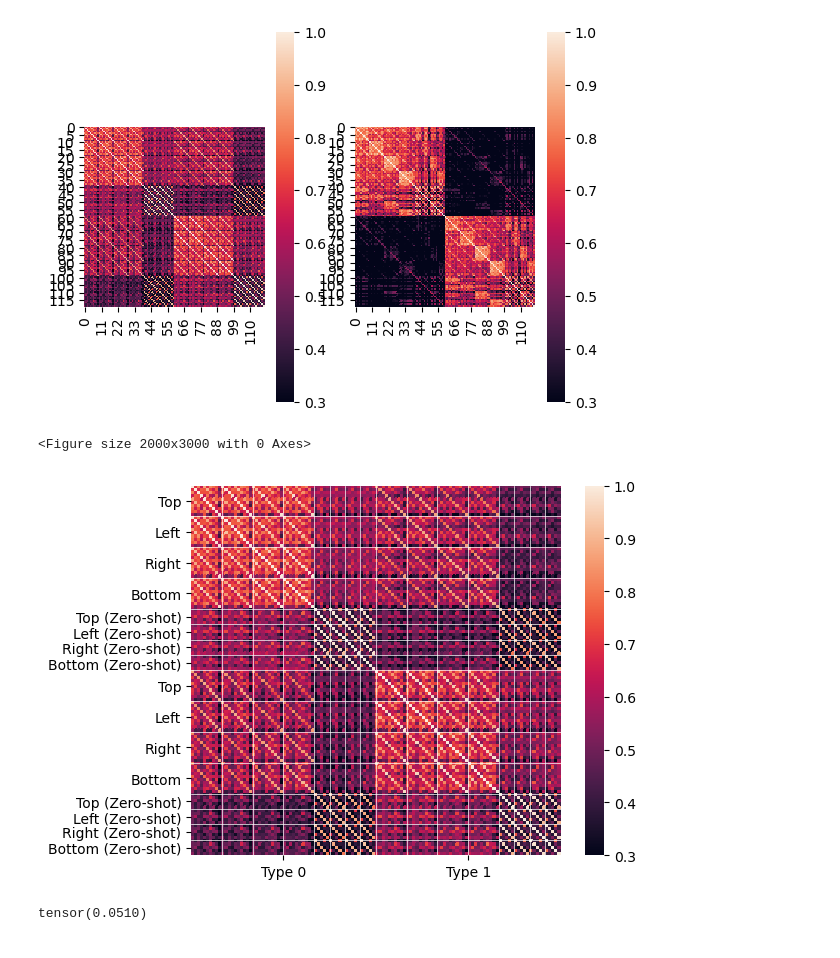
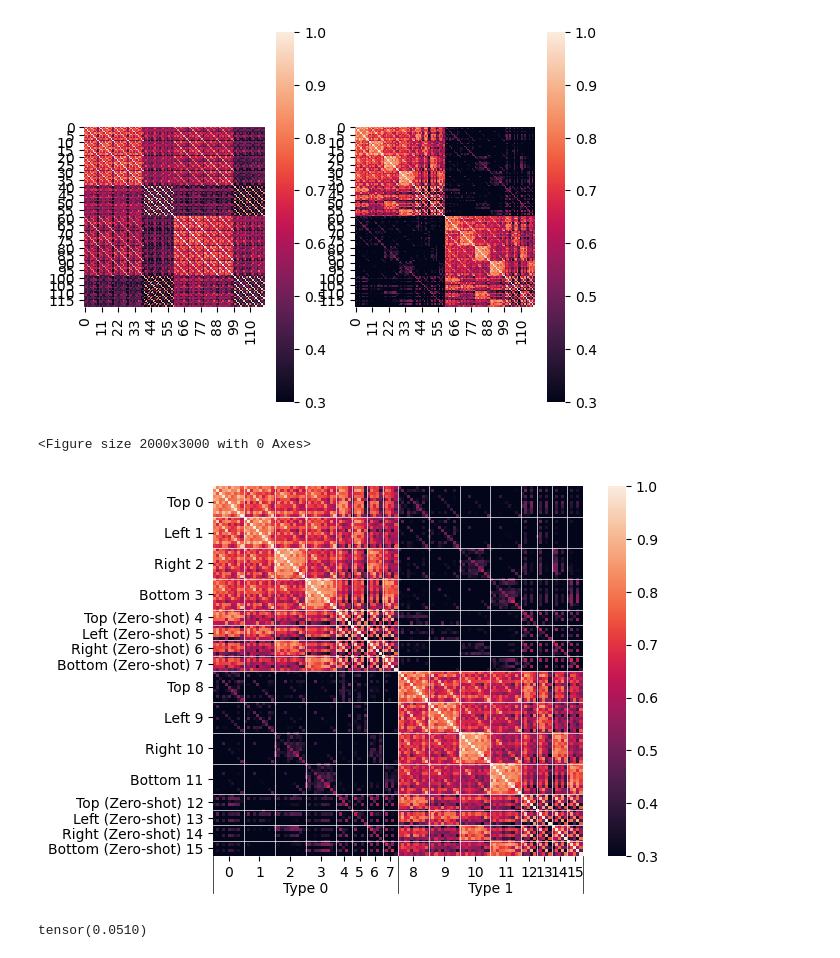
Before and after one commit to Yoshi-0921/MAEXP, a Jupyter notebook: configs/experiments/LangStrat/scripts/instructionAnalysis.ipynb, the cells around one changed output. Saved outputs shown, nothing was run; the diff lists cells and outputs as text; code cells hidden in the pictures.

```diff
--- a/configs/experiments/LangStrat/scripts/instructionAnalysis.ipynb
+++ b/configs/experiments/LangStrat/scripts/instructionAnalysis.ipynb
@@ -135,7 +135,8 @@ sns.heatmap(trained_final,
 # %%
 plt.figure(figsize=(20, 30))
 fig = plt.figure()
-ax=sns.heatmap(final, # final, trained_final
+
+ax=sns.heatmap(trained_final, # final, trained_final
     square=True,
     annot=False,
     vmin=0.3,
@@ -143,12 +144,13 @@ ax=sns.heatmap(final, # final, trained_final
 
 # type0_right_tensor,type0_left_tensor,type0_top_tensor,type0_bottom_tensor
 
-ax.set_xticks([30,90])
-ax.set_xticklabels(['Type 0', 'Type 1'], rotation=0, ha='center')
+ax.set_xticks([5,15,25,35,42.5,47.5,52.5,57.5,65,75,85,95,102.5,107.5,112.5,117.5])
+ax.set_xticklabels(['0', '1', '2', '3', '4', '5', '6', '7',
+                    '8', '9', '10', '11', '12', '13', '14', '15'],rotation=0, ha='center')
 
 ax.set_yticks([5,15,25,35,42.5,47.5,52.5,57.5,65,75,85,95,102.5,107.5,112.5,117.5])
-ax.set_yticklabels(['Top', 'Left', 'Right', 'Bottom', 'Top (Zero-shot)', 'Left (Zero-shot)', 'Right (Zero-shot)', 'Bottom (Zero-shot)',
-                    'Top', 'Left', 'Right', 'Bottom', 'Top (Zero-shot)', 'Left (Zero-shot)', 'Right (Zero-shot)', 'Bottom (Zero-shot)'])
+ax.set_yticklabels(['Top 0', 'Left 1', 'Right 2', 'Bottom 3', 'Top (Zero-shot) 4', 'Left (Zero-shot) 5', 'Right (Zero-shot) 6', 'Bottom (Zero-shot) 7',
+                    'Top 8', 'Left 9', 'Right 10', 'Bottom 11', 'Top (Zero-shot) 12', 'Left (Zero-shot) 13', 'Right (Zero-shot) 14', 'Bottom (Zero-shot) 15'])
 
 ax.axhline(10, color='white',lw=0.5)
 ax.axvline(10, color='white',lw=0.5)
@@ -158,34 +160,44 @@ ax.axhline(30, color='white',lw=0.5)
 ax.axvline(30, color='white',lw=0.5)
 ax.axhline(40, color='white',lw=0.5)
 ax.axvline(40, color='white',lw=0.5)
 ax.axhline(45, color='white',lw=0.5)
 ax.axvline(45, color='white',lw=0.5)
 ax.axhline(50, color='white',lw=0.5)
 ax.axvline(50, color='white',lw=0.5)
 ax.axhline(55, color='white',lw=0.5)
 ax.axvline(55, color='white',lw=0.5)
 ax.axhline(60, color='white',lw=0.5)
 ax.axvline(60, color='white',lw=0.5)
 
 ax.axhline(70, color='white',lw=0.5)
 ax.axvline(70, color='white',lw=0.5)
 ax.axhline(80, color='white',lw=0.5)
 ax.axvline(80, color='white',lw=0.5)
 ax.axhline(90, color='white',lw=0.5)
 ax.axvline(90, color='white',lw=0.5)
 ax.axhline(100, color='white',lw=0.5)
 ax.axvline(100, color='white',lw=0.5)
 ax.axhline(105, color='white',lw=0.5)
 ax.axvline(105, color='white',lw=0.5)
 ax.axhline(110, color='white',lw=0.5)
 ax.axvline(110, color='white',lw=0.5)
 ax.axhline(115, color='white',lw=0.5)
 ax.axvline(115, color='white',lw=0.5)
 
+def add_line(ax, xpos, ypos):
+    line = plt.Line2D([xpos, xpos], [ypos + .1, ypos],transform=ax.transAxes, color='black', lw=0.5)
+    line.set_clip_on(False)
+    ax.add_line(line)
+
+add_line(ax,0,-0.1)
+add_line(ax,0.5,-0.1)
+add_line(ax,1,-0.1)
+ax.text(0.25, -.1, "Type 0", ha='center', transform=ax.transAxes)
+ax.text(0.75, -.1, "Type 1", ha='center', transform=ax.transAxes)
 fig.savefig("trained_embedding_similarity.pdf", dpi=300, bbox_inches='tight')
 # %% [output]
 <Figure size 2000x3000 with 0 Axes>
-[figure, old version]
+[figure, new version]
 # %%
 type0_right_tensor.std()
 # %% [output]
```
Also changed, not shown: parts of 1 cell of this notebook, 1 other file.
